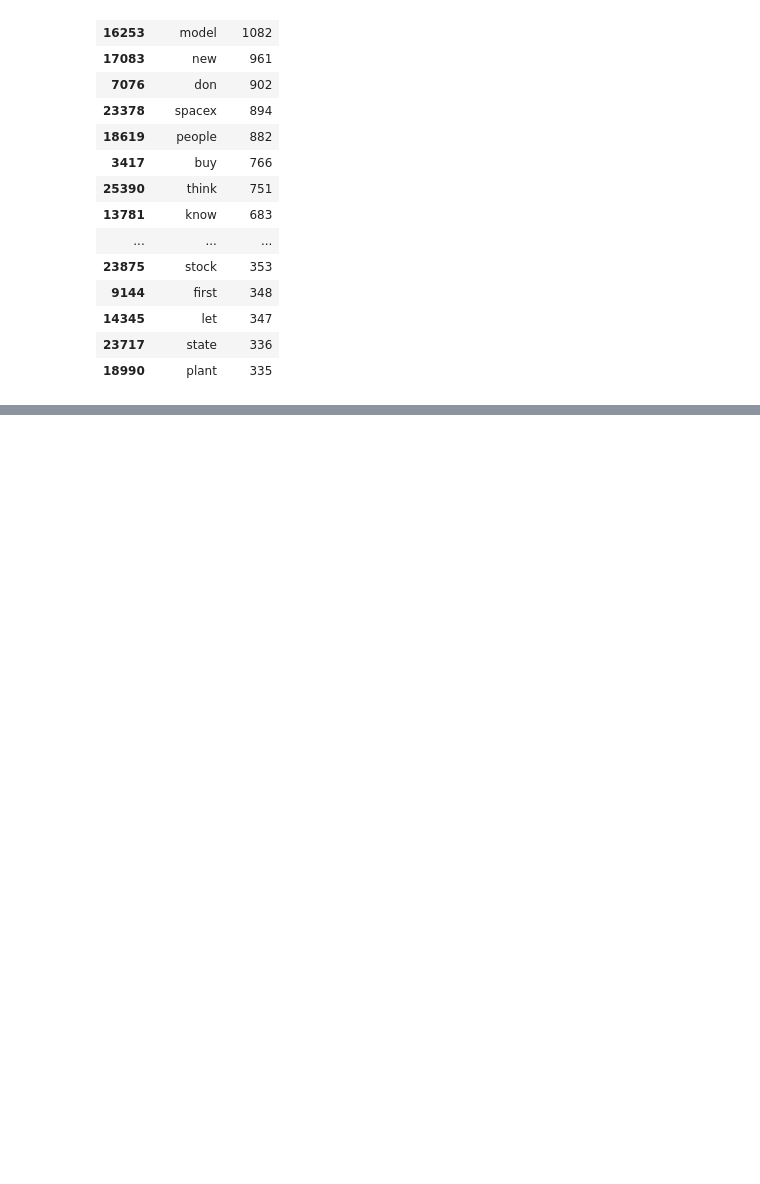
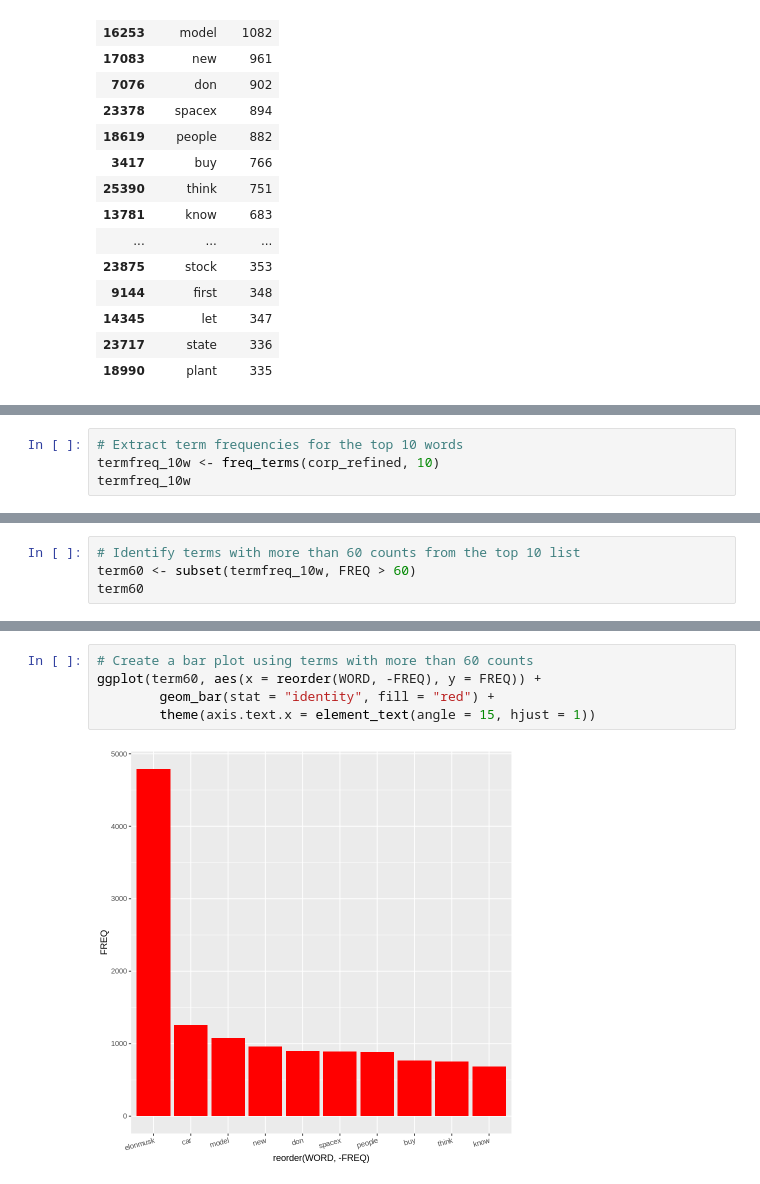
Before and after one commit to datacamp/Brand-Analysis-using-Social-Media-Data-in-R-Live-Training, a Jupyter notebook: notebooks/brand_analysis_solution.ipynb, the cells around one changed output, grey strips where cells are left out. Cells and saved outputs as stored; diff of their text form; blank space fills up the shorter version.

```diff
--- a/notebooks/brand_analysis_solution.ipynb
+++ b/notebooks/brand_analysis_solution.ipynb
@@ -601,0 +605,4 @@ A freq_terms: 60 × 2
+# %%
+# Extract term frequencies for the top 10 words
+termfreq_10w <- freq_terms(corp_refined, 10)
+termfreq_10w
@@ -601,0 +623,4 @@ A freq_terms: 60 × 2
+# %%
+# Identify terms with more than 60 counts from the top 10 list
+term60 <- subset(termfreq_10w, FREQ > 60)
+term60
@@ -601,0 +641,7 @@ A freq_terms: 60 × 2
+# %%
+# Create a bar plot using terms with more than 60 counts
+ggplot(term60, aes(x = reorder(WORD, -FREQ), y = FREQ)) +
+		geom_bar(stat = "identity", fill = "red") +
+		theme(axis.text.x = element_text(angle = 15, hjust = 1))
+# %% [output]
+[figure, added]
```
Also changed, not shown: parts of 29 cells of this notebook.
